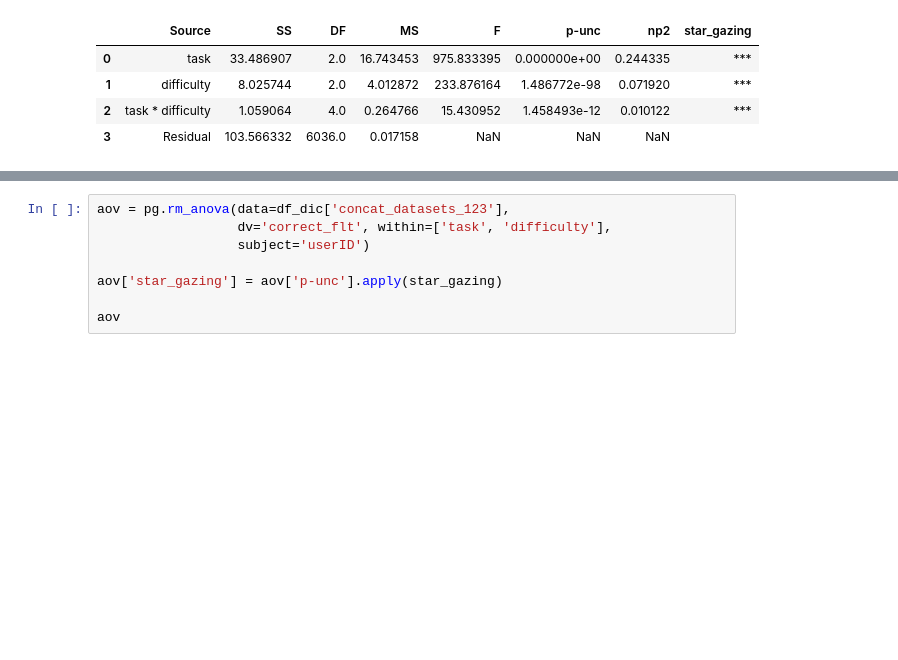
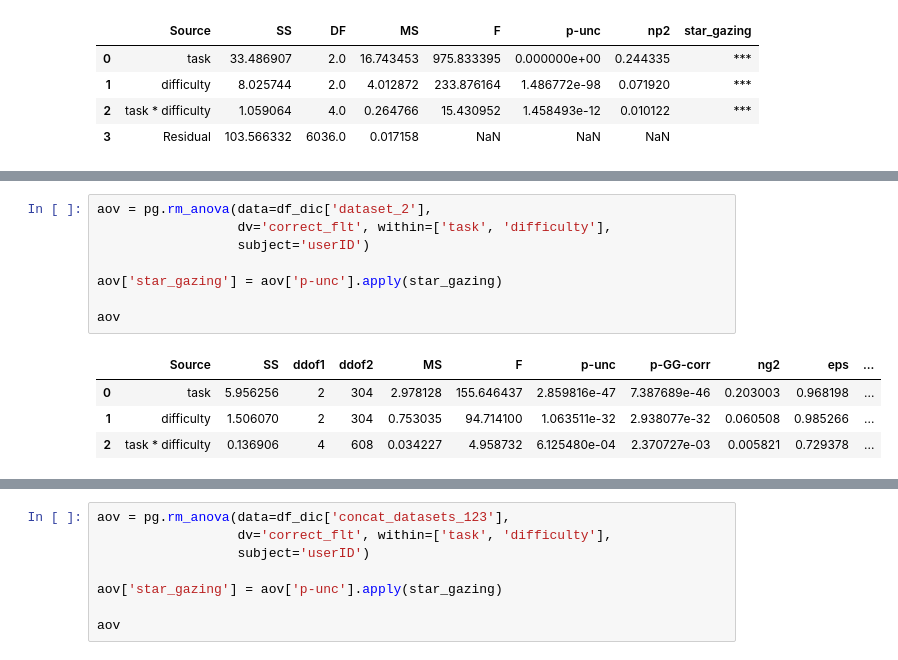
Before and after one commit to jankaWIS/FMP_paper, a Jupyter notebook: Figures/Figures_FMP_paper_2024.ipynb, the cells around one changed output, grey strips where cells are left out. Saved outputs shown, nothing was run; the diff lists cells and outputs as text; blank space fills up the shorter version.

```diff
--- a/Figures/Figures_FMP_paper_2024.ipynb
+++ b/Figures/Figures_FMP_paper_2024.ipynb
@@ -302,0 +319,13 @@ aov
+# %%
+aov = pg.rm_anova(data=df_dic['dataset_2'],
+                  dv='correct_flt', within=['task', 'difficulty'],
+                  subject='userID')
+
+aov['star_gazing'] = aov['p-unc'].apply(star_gazing)
+
+aov
+# %% [output]
+|  | Source | SS | ddof1 | ddof2 | MS | F | p-unc | p-GG-corr | ng2 | eps | ... |
+| 0 | task | 5.956256 | 2 | 304 | 2.978128 | 155.646437 | 2.859816e-47 | 7.387689e-46 | 0.203003 | 0.968198 | ... |
+| 1 | difficulty | 1.506070 | 2 | 304 | 0.753035 | 94.714100 | 1.063511e-32 | 2.938077e-32 | 0.060508 | 0.985266 | ... |
+| 2 | task * difficulty | 0.136906 | 4 | 608 | 0.034227 | 4.958732 | 6.125480e-04 | 2.370727e-03 | 0.005821 | 0.729378 | ... |
```
Also changed, not shown: parts of 7 cells of this notebook, 10 other files.
